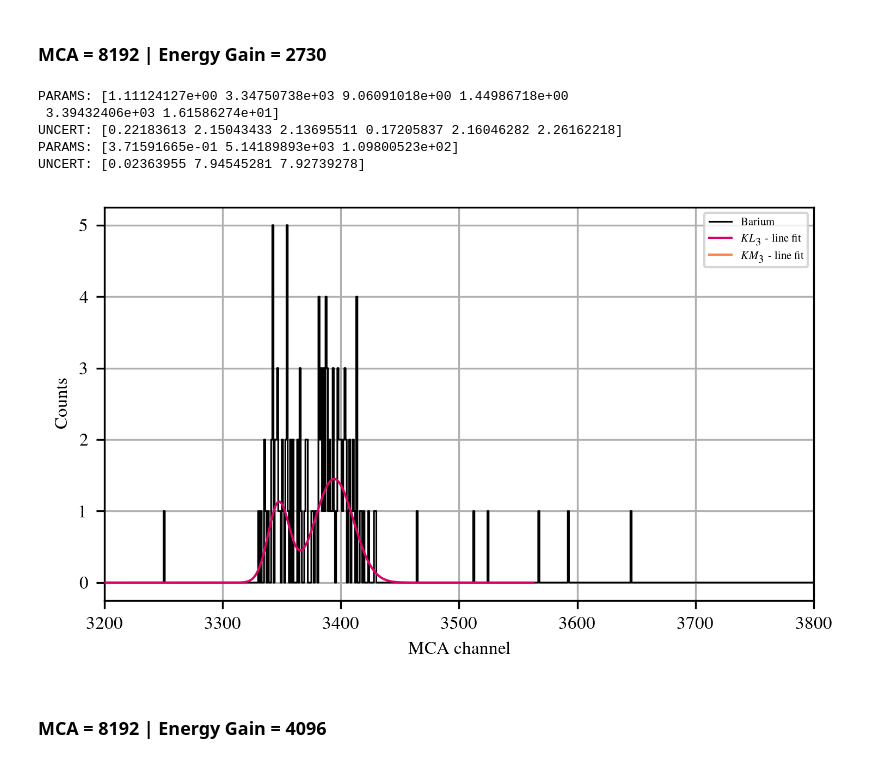
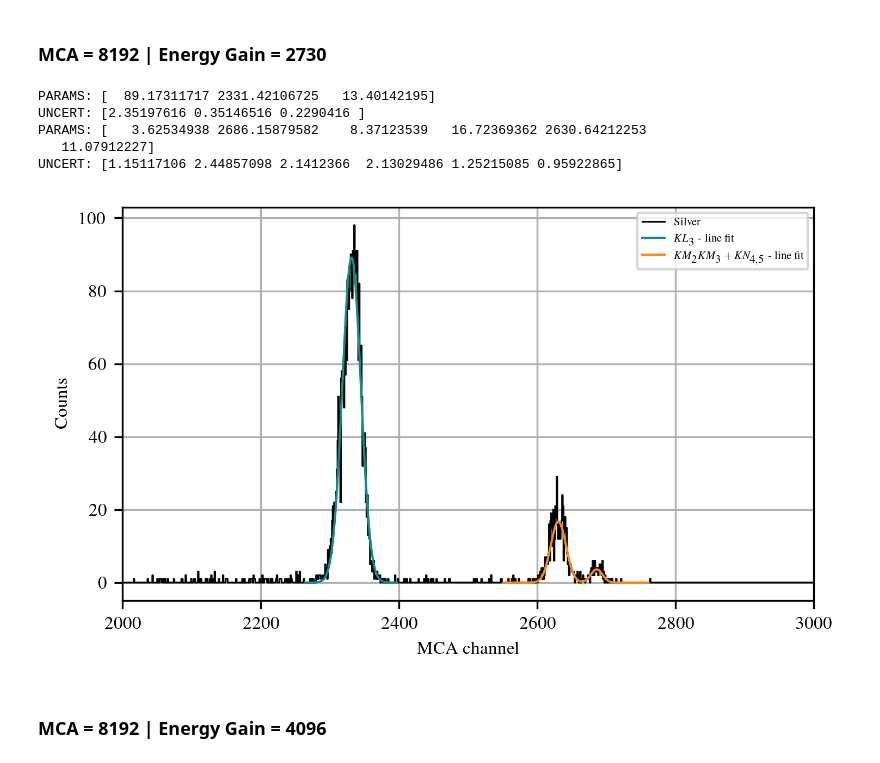
Before and after one commit to SirPhoenix007/IBA-Bonn, a Jupyter notebook: Study_2602_PIXEDetector/PIXE_results.ipynb, the cells around one changed output. Drawn from its saved outputs; the diff is of its cells as text; code cells hidden in the pictures.

```diff
--- a/Study_2602_PIXEDetector/PIXE_results.ipynb
+++ b/Study_2602_PIXEDetector/PIXE_results.ipynb
@@ -336,43 +336,45 @@ gauss2 = ['single', 'double']
 
 #------------ Barium ------------#
 file_to_analyze_Ba = './/collected_data//2026_02_27//20260227-143143.vspc'
 
 init_val = [[5,3350,40,5,3400,20], [3,5120,60]]
 xlim = [3200,3800]
 info = ['Barium', '$KL_3$', '$KM_3$']
 gauss = ['double', 'single']
 
-all_peaks_one_measurement(file = file_to_analyze_Ba, peaks = init_val, xlim=xlim, ylim=ylim, info=info, col_flag=False, identifier='0x', gauss_ident=gauss)
+# all_peaks_one_measurement(file = file_to_analyze_Ba, peaks = init_val, xlim=xlim, ylim=ylim, info=info, col_flag=False, identifier='0x', gauss_ident=gauss)
 #------------ Barium ------------#
 
 #------------ Silber ------------#
-file_to_analyze_Ag = './/2026_02_27//20260227-141654.vspc'
+file_to_analyze_Ag = './/collected_data//2026_02_27//20260227-141654.vspc'
 
 init_val = [[90,2310,41], [20,2600,5,20,2650,10]]
 xlim = [2000,3000]
+ylim = []
 info = ['Silver', '$KL_3$', '$KM_2KM_3 + KN_{4,5}$']
 gauss = ['single', 'double']
 
-# all_peaks_one_measurement(file = file_to_analyze_Ag, peaks = init_val, xlim=xlim, ylim=ylim, info=info, col_flag=True, identifier='0x', gauss_ident=gauss)
+all_peaks_one_measurement(file = file_to_analyze_Ag, peaks = init_val, xlim=xlim, ylim=ylim, info=info, col_flag=True, identifier='0x', gauss_ident=gauss)
 #------------ Silber ------------#
 
 #------------ Molybdän ------------#
-file_to_analyze_Mo = './/2026_02_27//20260227-135952.vspc'
+file_to_analyze_Mo = './/collected_data//2026_02_27//20260227-135952.vspc'
 
 init_val = [[100,1820,40], [25,2050,20,5,2110,5]]
 xlim = [1600,2200]
+ylim = []
 info = ['Molybdenium', '$KL_2KL_3$', '$KM_2KM_3 + KM_{4,5}$']
 gauss = ['single', 'double']
 
 # all_peaks_one_measurement(file = file_to_analyze_Mo, peaks = init_val, xlim=xlim, ylim=ylim, info=info, col_flag=True, identifier='0x', gauss_ident=gauss)
 #------------ Molybdän -----------#
 # %% [output]
-PARAMS: [1.11124127e+00 3.34750738e+03 9.06091018e+00 1.44986718e+00
- 3.39432406e+03 1.61586274e+01]
-UNCERT: [0.22183613 2.15043433 2.13695511 0.17205837 2.16046282 2.26162218]
-PARAMS: [3.71591665e-01 5.14189893e+03 1.09800523e+02]
-UNCERT: [0.02363955 7.94545281 7.92739278]
+PARAMS: [  89.17311717 2331.42106725   13.40142195]
+UNCERT: [2.35197616 0.35146516 0.2290416 ]
+PARAMS: [   3.62534938 2686.15879582    8.37123539   16.72369362 2630.64212253
+   11.07912227]
+UNCERT: [1.15117106 2.44857098 2.1412366  2.13029486 1.25215085 0.95922865]
-[figure, old version]
+[figure, new version]
 # %% [markdown]
 ### MCA = 8192 | Energy Gain = 4096
 # %%
```
Also changed, not shown: parts of 2 cells of this notebook, 40 other files.
